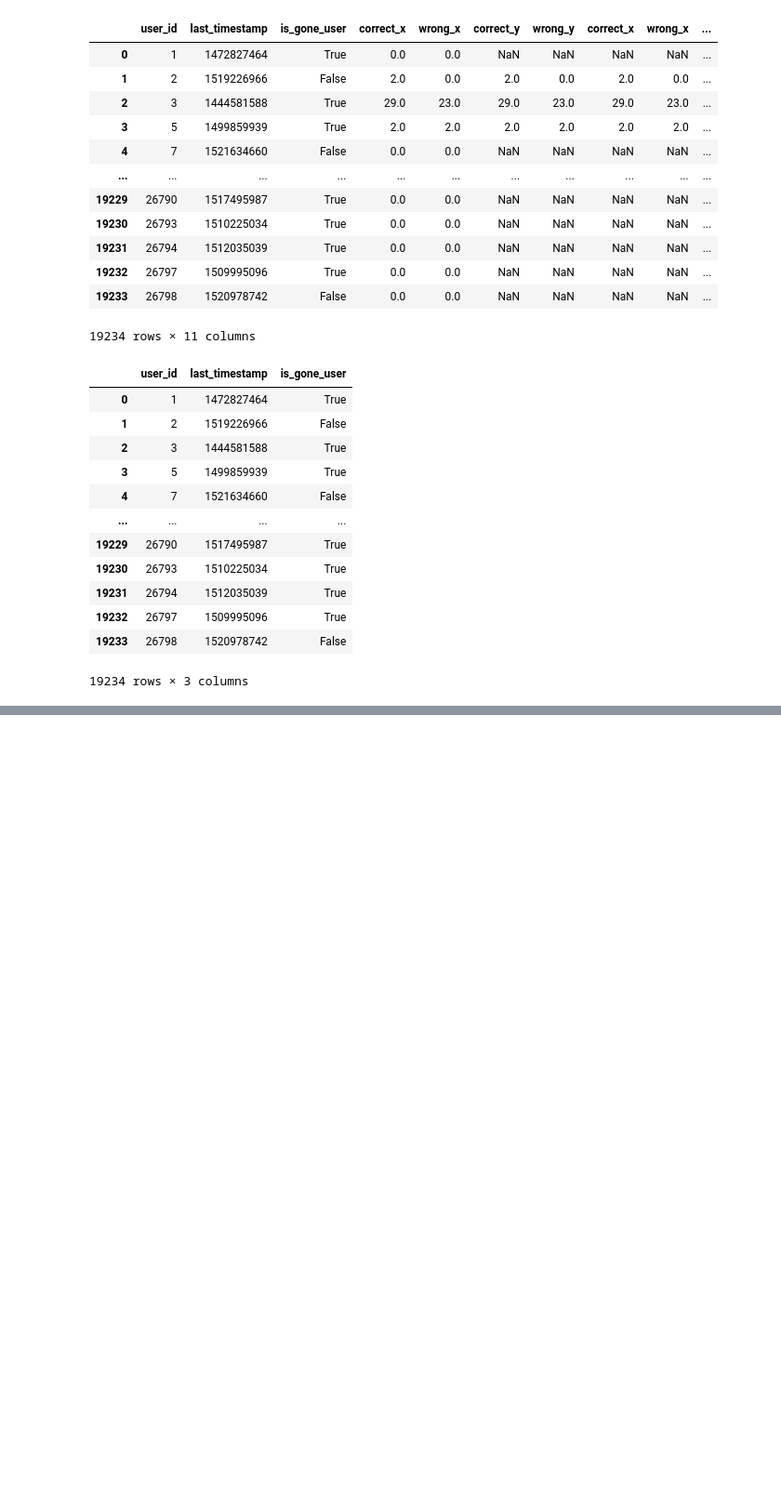
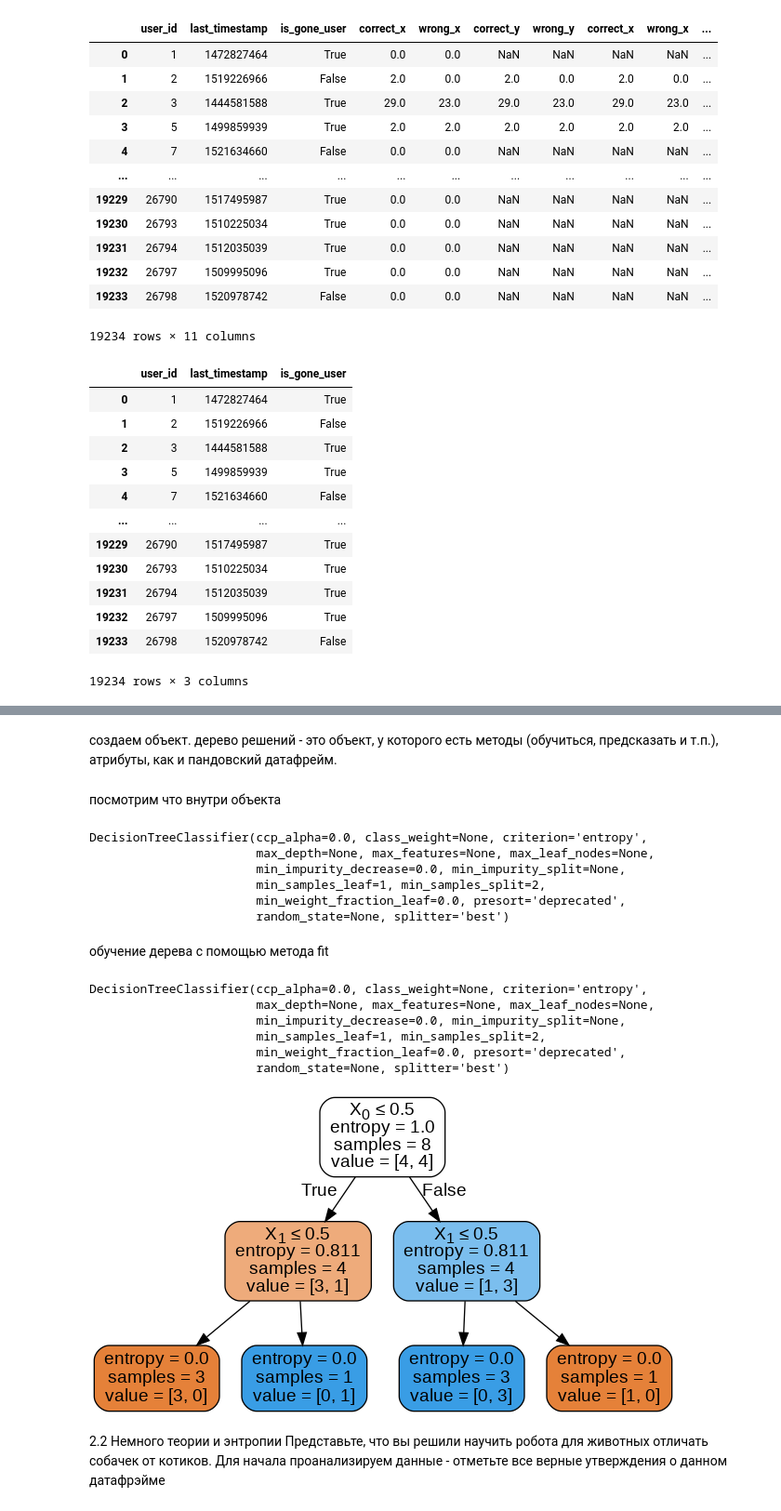
Before and after one commit to straj-granicy/ML-Stepik, a Jupyter notebook: 210118_stepik_Karpov_ML.ipynb, the cells around one changed output, grey strips where cells are left out. Shown at 93% size. Drawn from its saved outputs; the diff is of its cells as text; code cells hidden in the pictures; blank space fills up the shorter version.

```diff
--- a/210118_stepik_Karpov_ML.ipynb
+++ b/210118_stepik_Karpov_ML.ipynb
@@ -2044,0 +2070,2 @@ users_data.drop(['correct_x','wrong_x','correct_y', 'wrong_y'] , axis=1)
+# %% [markdown]
+создаем объект. дерево решений - это объект, у которого есть методы (обучиться, предсказать и т.п.), атрибуты, как и пандовский датафрейм.
@@ -2044,0 +2074,11 @@ users_data.drop(['correct_x','wrong_x','correct_y', 'wrong_y'] , axis=1)
+# %% [markdown]
+посмотрим что внутри объекта
+# %%
+clf
+# %% [output]
+DecisionTreeClassifier(ccp_alpha=0.0, class_weight=None, criterion='entropy',
+                       max_depth=None, max_features=None, max_leaf_nodes=None,
+                       min_impurity_decrease=0.0, min_impurity_split=None,
+                       min_samples_leaf=1, min_samples_split=2,
+                       min_weight_fraction_leaf=0.0, presort='deprecated',
+                       random_state=None, splitter='best')
@@ -2044,0 +2091,13 @@ users_data.drop(['correct_x','wrong_x','correct_y', 'wrong_y'] , axis=1)
+# %% [markdown]
+обучение дерева с помощью метода fit
+# %%
+clf.fit(X,y)
+# %% [output]
+DecisionTreeClassifier(ccp_alpha=0.0, class_weight=None, criterion='entropy',
+                       max_depth=None, max_features=None, max_leaf_nodes=None,
+                       min_impurity_decrease=0.0, min_impurity_split=None,
+                       min_samples_leaf=1, min_samples_split=2,
+                       min_weight_fraction_leaf=0.0, presort='deprecated',
+                       random_state=None, splitter='best')
+# %%
+dot_data = StringIO()
@@ -2044,0 +2108,8 @@ users_data.drop(['correct_x','wrong_x','correct_y', 'wrong_y'] , axis=1)
+# %%
+graph = pydotplus.graph_from_dot_data(dot_data.getvalue())
+Image(graph.create_png())
+# %% [output]
+[figure, added]
+# %% [markdown]
+2.2 Немного теории и энтропии
+Представьте, что вы решили научить робота для животных отличать собачек от котиков. Для начала проанализируем данные - отметьте все верные утверждения о данном датафрэйме
```
Also changed, not shown: parts of 24 cells of this notebook.
